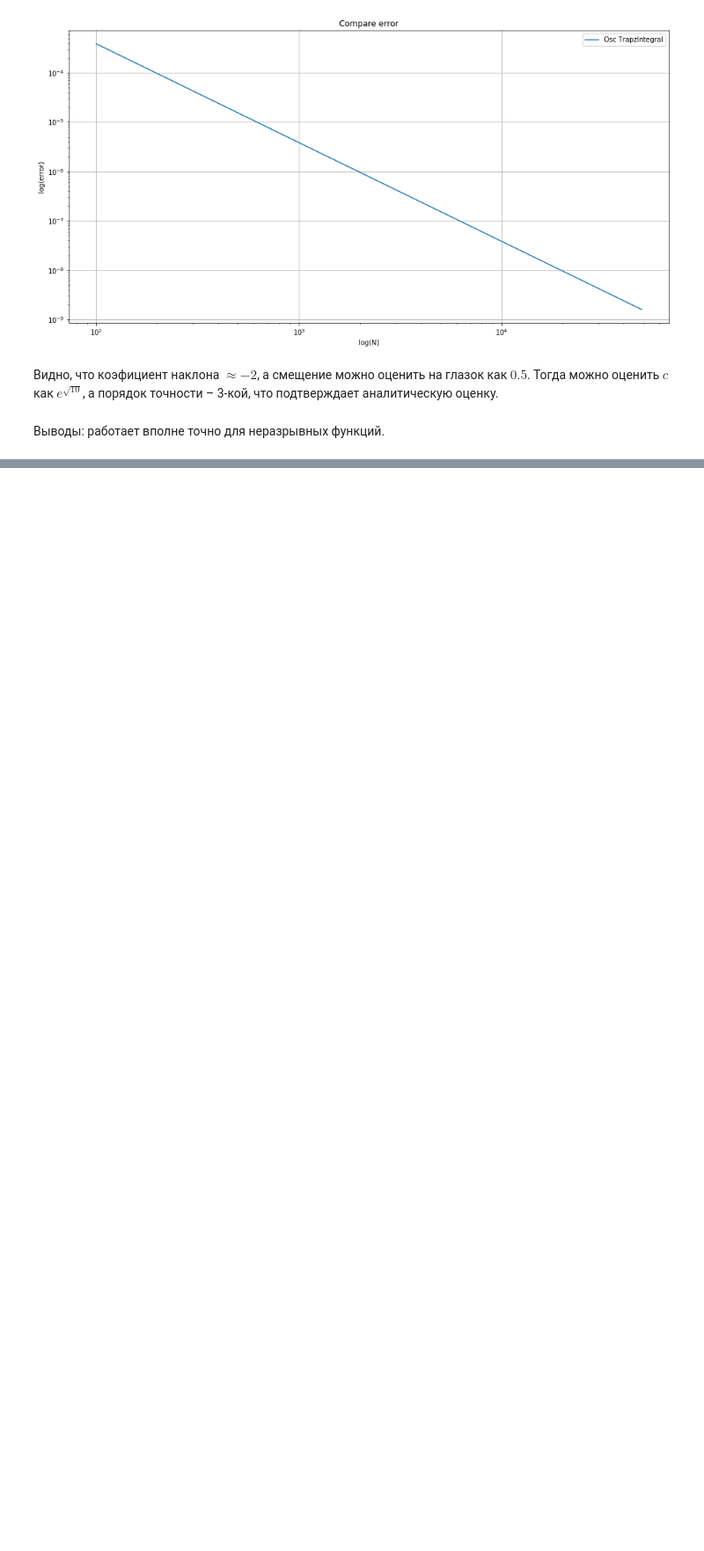
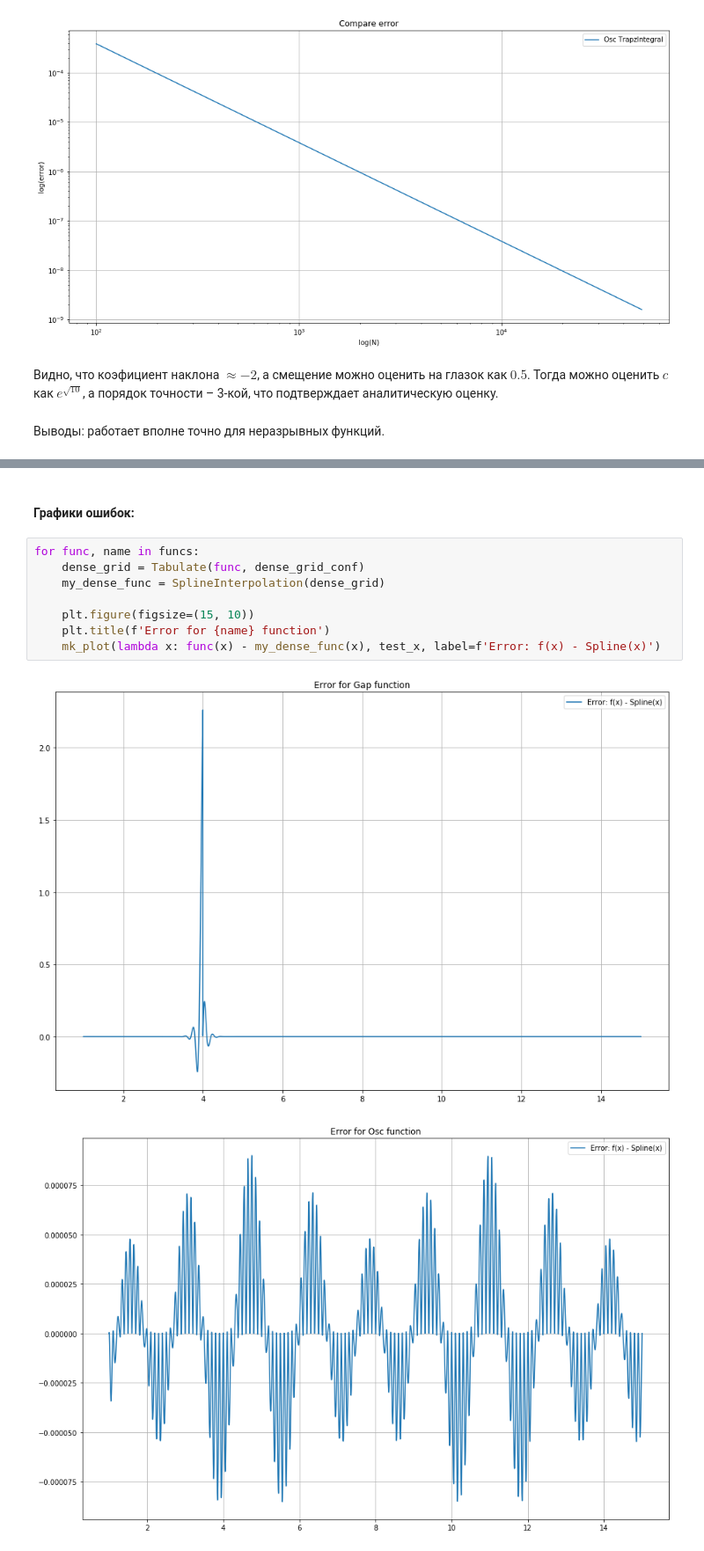
Before and after one commit to Andrey-Tkachev/threshold-dynamics, a Jupyter notebook: report.ipynb, the cells around one changed output, grey strips where cells are left out. Shown at 88% size. Drawn from its saved outputs; the diff is of its cells as text; blank space fills up the shorter version.

```diff
--- a/report.ipynb
+++ b/report.ipynb
@@ -137,0 +172,13 @@ $e^{\sqrt{10}}$, а порядок точности – 3-кой, что под
+# %% [markdown]
+#### Графики ошибок:
+# %%
+for func, name in funcs:
+    dense_grid = Tabulate(func, dense_grid_conf)
+    my_dense_func = SplineInterpolation(dense_grid)
+
+    plt.figure(figsize=(15, 10))
+    plt.title(f'Error for {name} function')
+    mk_plot(lambda x: func(x) - my_dense_func(x), test_x, label=f'Error: f(x) - Spline(x)')
+# %% [output]
+[figure, added]
+[figure, added]
```
Also changed, not shown: parts of 10 cells of this notebook, 7 other files.
